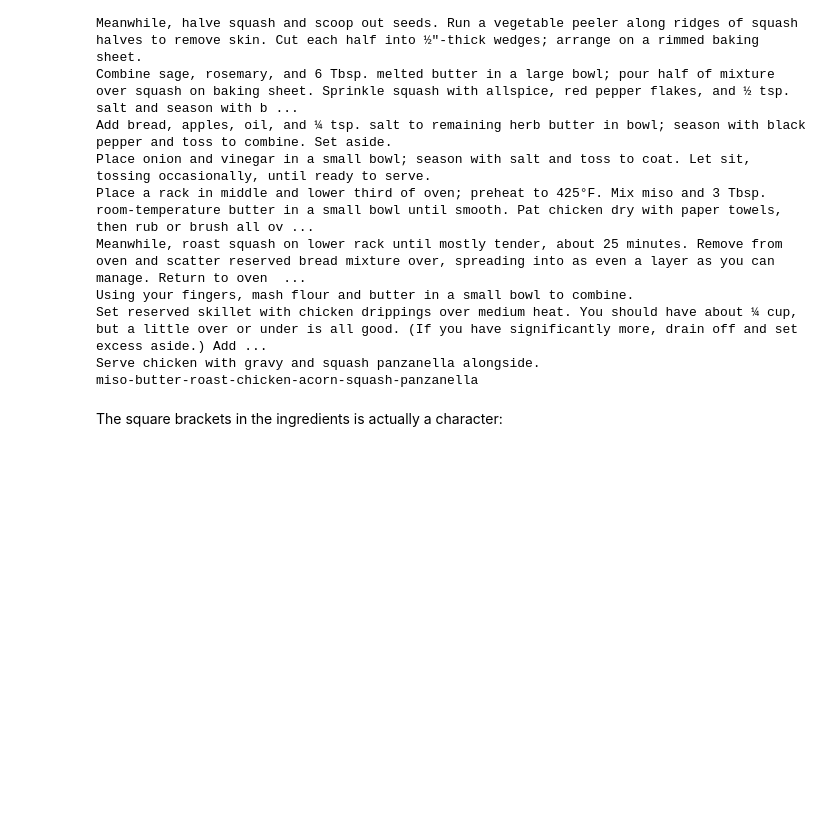
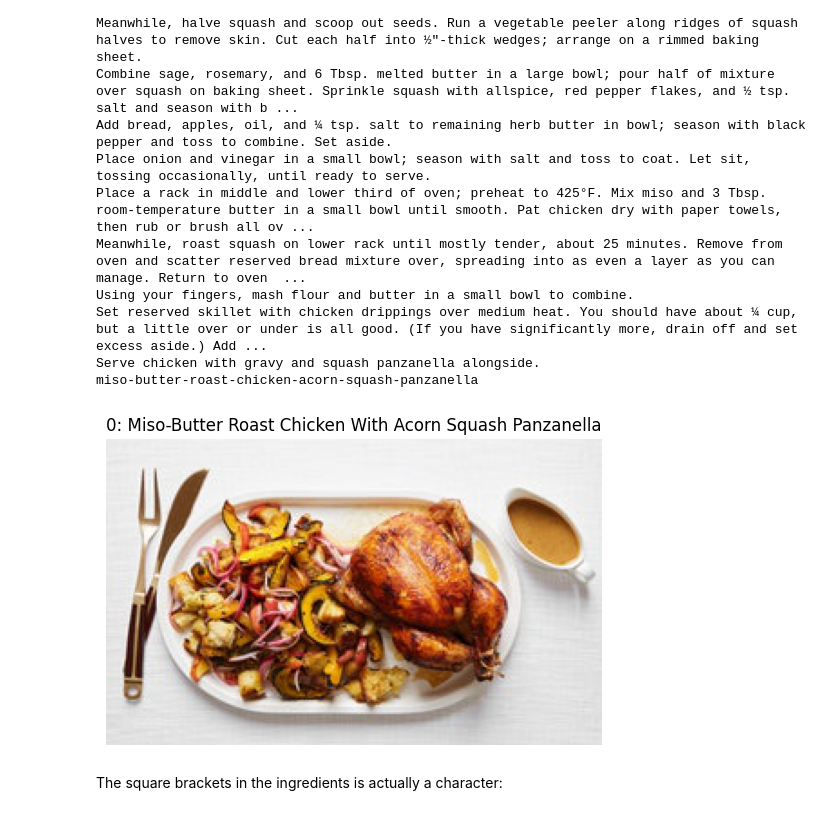
Before and after one commit to babisspgit/doofLearning, a Jupyter notebook: notebooks/initial_expl.ipynb, the cells around one changed output. Saved outputs shown, nothing was run; the diff lists cells and outputs as text; code cells hidden in the pictures; blank space fills up the shorter version.

Commit message:
ignore the data folder in root and added more data exploration

```diff
--- a/notebooks/initial_expl.ipynb
+++ b/notebooks/initial_expl.ipynb
@@ -5,6 +6,6 @@ from pathlib import Path
 # %%
 csv_path = Path(r'/home/user/Documents/DTU/Fall_23/Advanced_dl_for_cv/doofLearning/data/raw/archive/Food Ingredients and Recipe Dataset with Image Name Mapping.csv')
-images_path = Path('data/raw/archive/Food Images/Food Images/')
+images_path = Path(r'/home/user/Documents/DTU/Fall_23/Advanced_dl_for_cv/doofLearning/data/raw/archive/Food Images/Food Images')
 # %%
 recipes_df = pd.read_csv(csv_path, index_col=0)
 # %%
@@ -44,6 +46,15 @@ Using your fingers, mash flour and butter in a small bowl to combine.
 Set reserved skillet with chicken drippings over medium heat. You should have about ¼ cup, but a little over or under is all good. (If you have significantly more, drain off and set excess aside.) Add ...
 Serve chicken with gravy and squash panzanella alongside.
 miso-butter-roast-chicken-acorn-squash-panzanella
+# %%
+img_path = images_path / (img_name+'.jpg')
+img = Image.open(img_path)
+plt.imshow(img)
+plt.title(f"{idx}: {title}")
+plt.axis('off')
+plt.show()
+# %% [output]
+[figure, added]
 # %% [markdown]
 The square brackets in the ingredients is actually a character:
 # %%
```
Also changed, not shown: parts of 16 cells of this notebook, 1 other file.
